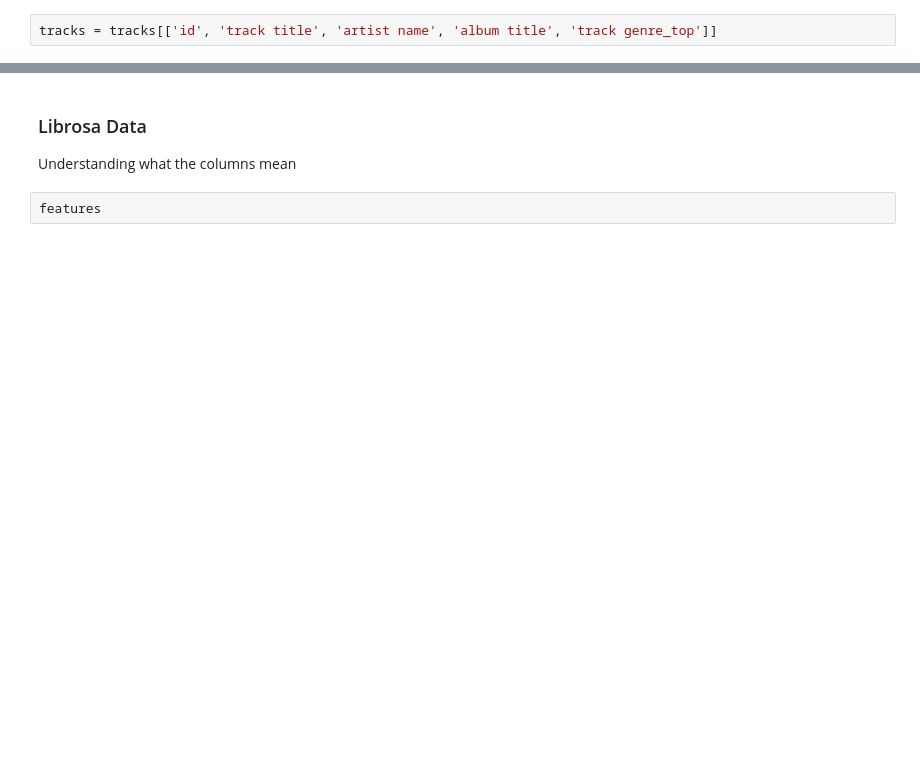
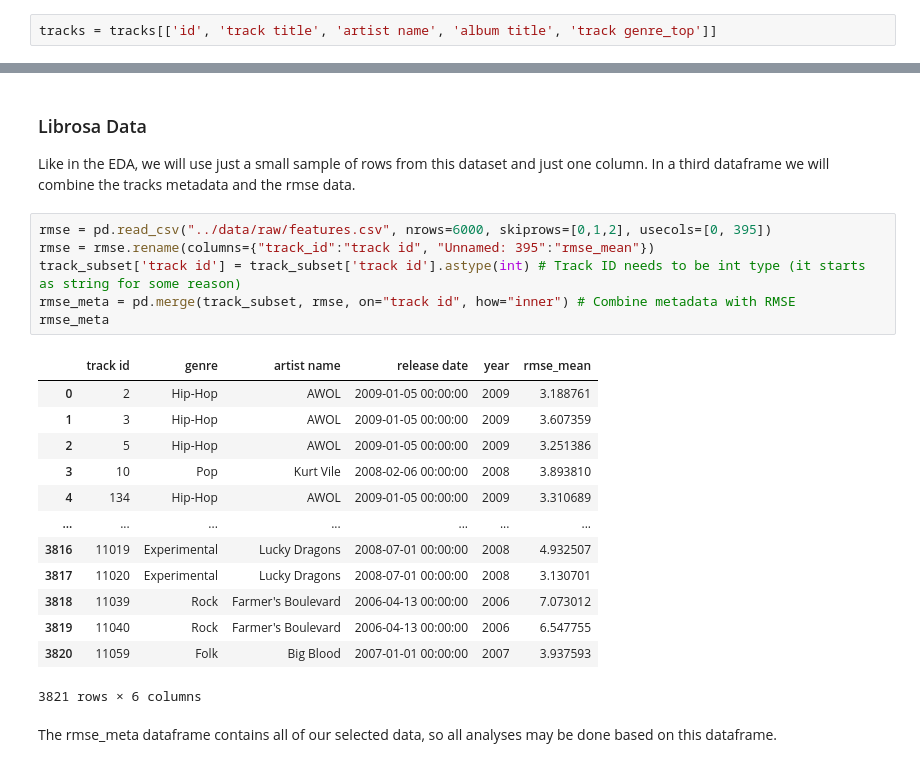
Before and after one commit to Rock-it-science/project-group17-project, a Jupyter notebook: notebooks/analysis1.ipynb, the cells around one changed output, grey strips where cells are left out. Saved outputs shown, nothing was run; the diff lists cells and outputs as text; blank space fills up the shorter version.

```diff
--- a/notebooks/analysis1.ipynb
+++ b/notebooks/analysis1.ipynb
@@ -192,5 +224,26 @@ tracks
-# %% [markdown]
-### Librosa Data
-Understanding what the columns mean
-# %%
-features
+# %% [markdown]
+### Librosa Data
+Like in the EDA, we will use just a small sample of rows from this dataset and just one column.
+In a third dataframe we will combine the tracks metadata and the rmse data.
+# %%
+rmse = pd.read_csv("../data/raw/features.csv", nrows=6000, skiprows=[0,1,2], usecols=[0, 395])
+rmse = rmse.rename(columns={"track_id":"track id", "Unnamed: 395":"rmse_mean"})
+track_subset['track id'] = track_subset['track id'].astype(int) # Track ID needs to be int type (it starts as string for some reason)
+rmse_meta = pd.merge(track_subset, rmse, on="track id", how="inner") # Combine metadata with RMSE
+rmse_meta
+# %% [output]
+|  | track id | genre | artist name | release date | year | rmse_mean |
+| 0 | 2 | Hip-Hop | AWOL | 2009-01-05 00:00:00 | 2009 | 3.188761 |
+| 1 | 3 | Hip-Hop | AWOL | 2009-01-05 00:00:00 | 2009 | 3.607359 |
+| 2 | 5 | Hip-Hop | AWOL | 2009-01-05 00:00:00 | 2009 | 3.251386 |
+| 3 | 10 | Pop | Kurt Vile | 2008-02-06 00:00:00 | 2008 | 3.893810 |
+| 4 | 134 | Hip-Hop | AWOL | 2009-01-05 00:00:00 | 2009 | 3.310689 |
+| ... | ... | ... | ... | ... | ... | ... |
+| 3816 | 11019 | Experimental | Lucky Dragons | 2008-07-01 00:00:00 | 2008 | 4.932507 |
+| 3817 | 11020 | Experimental | Lucky Dragons | 2008-07-01 00:00:00 | 2008 | 3.130701 |
+| 3818 | 11039 | Rock | Farmer's Boulevard | 2006-04-13 00:00:00 | 2006 | 7.073012 |
+| 3819 | 11040 | Rock | Farmer's Boulevard | 2006-04-13 00:00:00 | 2006 | 6.547755 |
+| 3820 | 11059 | Folk | Big Blood | 2007-01-01 00:00:00 | 2007 | 3.937593 |
+3821 rows × 6 columns
+# %% [markdown]
+The rmse_meta dataframe contains all of our selected data, so all analyses may be done based on this dataframe.
```
Also changed, not shown: parts of 18 cells of this notebook.
